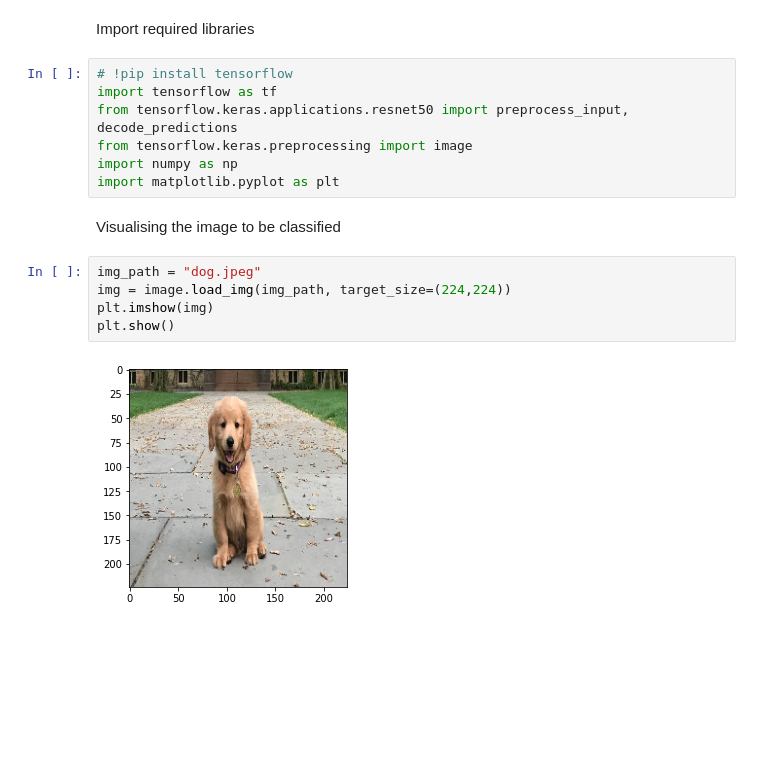
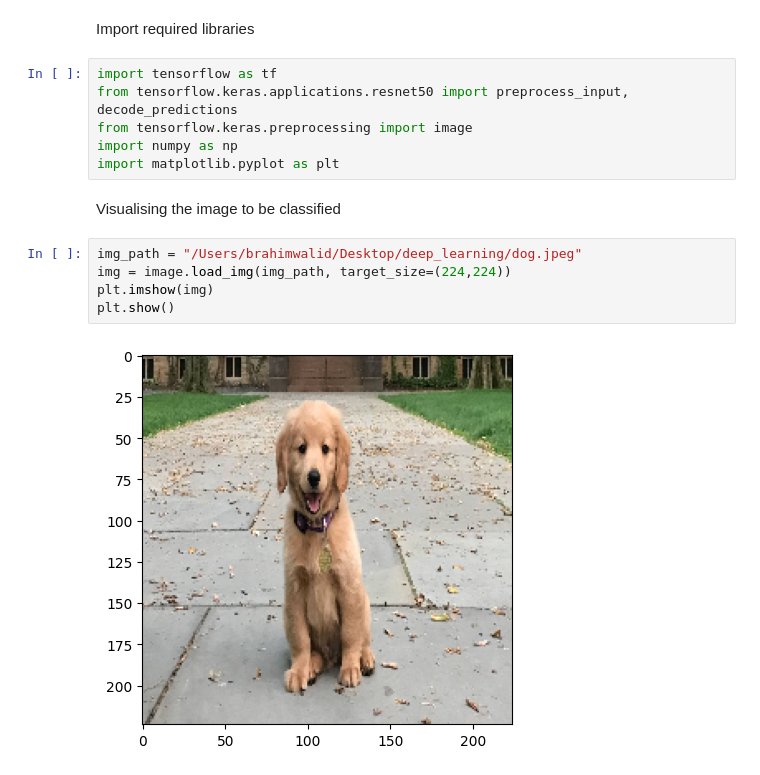
Before and after one commit to walidbrahim/deep_learning_apps, a Jupyter notebook: keras_image_classification.ipynb, the cells around one changed output. Saved outputs shown, nothing was run; the diff lists cells and outputs as text; blank space fills up the shorter version.

```diff
--- a/keras_image_classification.ipynb
+++ b/keras_image_classification.ipynb
@@ -3,7 +19,6 @@
 # %% [markdown]
 Import required libraries
 # %%
-# !pip install tensorflow
 import tensorflow as tf
 from tensorflow.keras.applications.resnet50 import preprocess_input, decode_predictions
 from tensorflow.keras.preprocessing import image
@@ -12,9 +27,9 @@ import matplotlib.pyplot as plt
 # %% [markdown]
 Visualising the image to be classified
 # %%
-img_path = "dog.jpeg"
+img_path = "/Users/brahimwalid/Desktop/deep_learning/dog.jpeg"
 img = image.load_img(img_path, target_size=(224,224))
 plt.imshow(img)
 plt.show()
 # %% [output]
-[figure, old version]
+[figure, new version]
```
Also changed, not shown: parts of 3 cells of this notebook.
